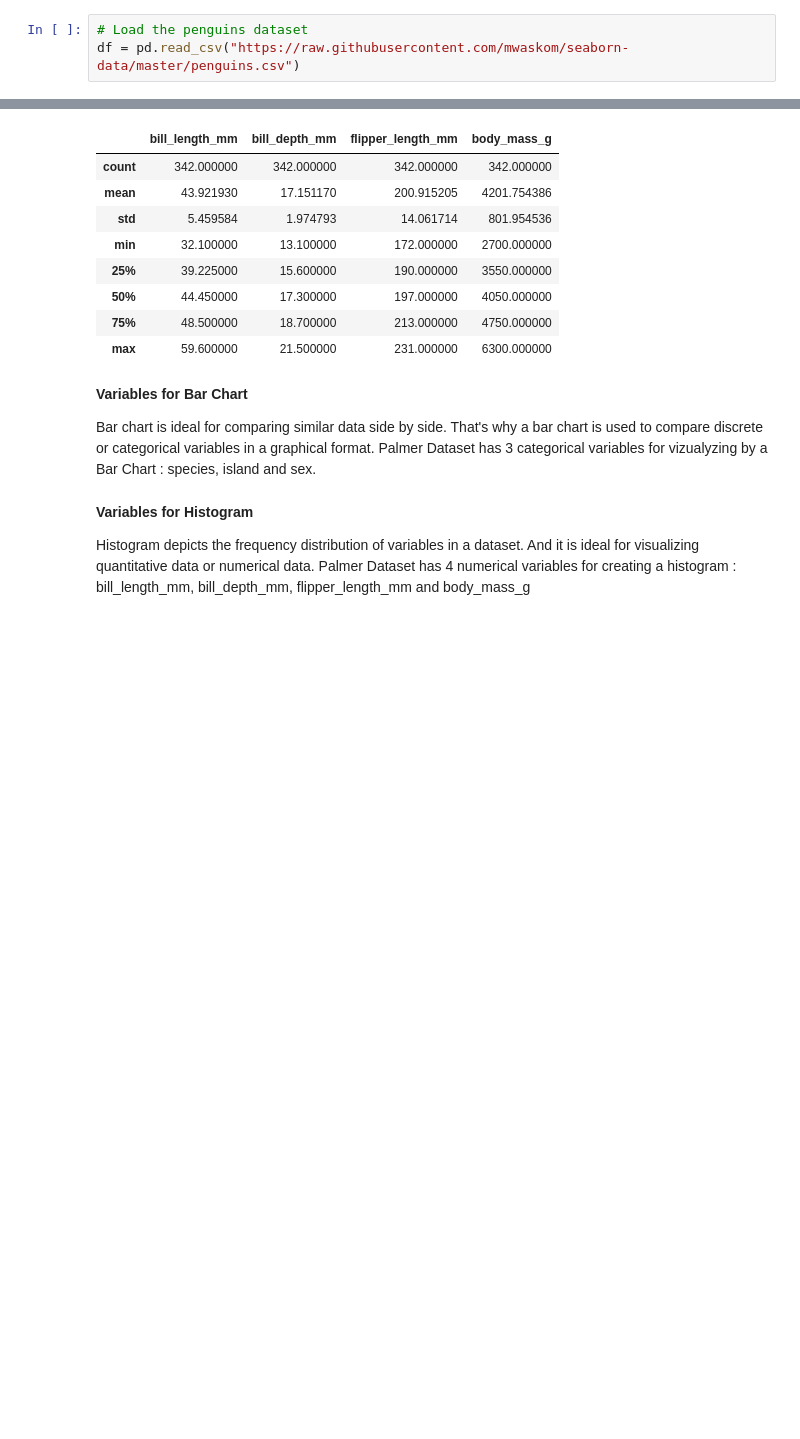
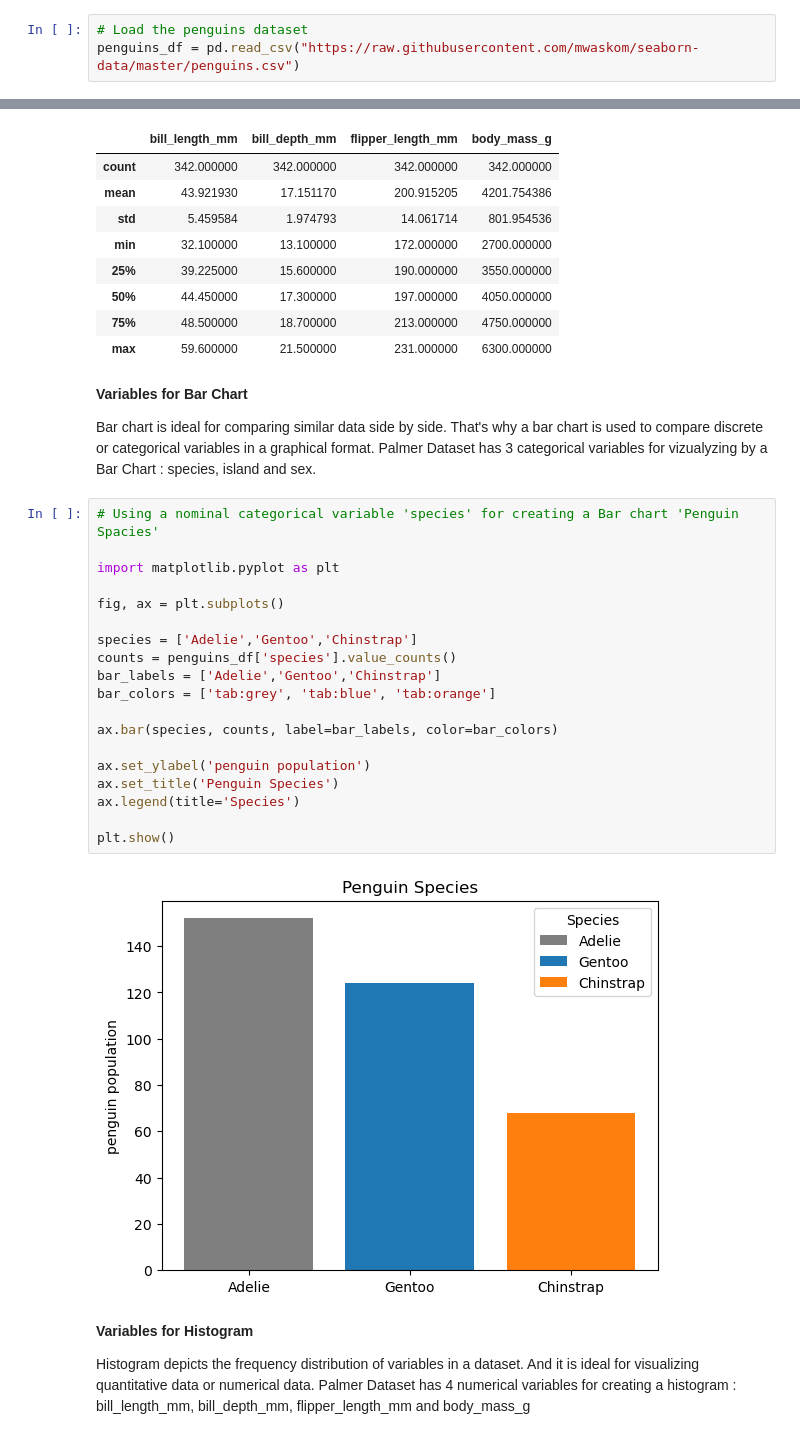
Before and after one commit to nataliia-dragunova/daproject, a Jupyter notebook: penguins.ipynb, the cells around one changed output, grey strips where cells are left out. Saved outputs shown, nothing was run; the diff lists cells and outputs as text; blank space fills up the shorter version.

Commit message:
plots

```diff
--- a/penguins.ipynb
+++ b/penguins.ipynb
@@ -44,7 +44,7 @@ For reviewing the Palmer Penguin Dataset I use Python and Pandas library. I load
 import pandas as pd
 # %%
 # Load the penguins dataset
-df = pd.read_csv("https://raw.githubusercontent.com/mwaskom/seaborn-data/master/penguins.csv")
+penguins_df = pd.read_csv("https://raw.githubusercontent.com/mwaskom/seaborn-data/master/penguins.csv")
 # %% [markdown]
 **Variables**
 
@@ -136,6 +136,27 @@ df.describe()
 **Variables for Bar Chart**
 
 Bar chart is ideal for comparing similar data side by side. That's why a bar chart is used to compare discrete or categorical variables in a graphical format. Palmer Dataset has 3 categorical variables for vizualyzing by a Bar Chart : species, island and sex.
+# %%
+# Using a nominal categorical variable 'species' for creating a Bar chart 'Penguin Spacies'
+
+import matplotlib.pyplot as plt
+
+fig, ax = plt.subplots()
+
+species = ['Adelie','Gentoo','Chinstrap']
+counts = penguins_df['species'].value_counts()
+bar_labels = ['Adelie','Gentoo','Chinstrap']
+bar_colors = ['tab:grey', 'tab:blue', 'tab:orange']
+
+ax.bar(species, counts, label=bar_labels, color=bar_colors)
+
+ax.set_ylabel('penguin population')
+ax.set_title('Penguin Species')
+ax.legend(title='Species')
+
+plt.show()
+# %% [output]
+[figure, added]
 # %% [markdown]
 **Variables for Histogram**
 
```
Also changed, not shown: parts of 8 cells of this notebook.
